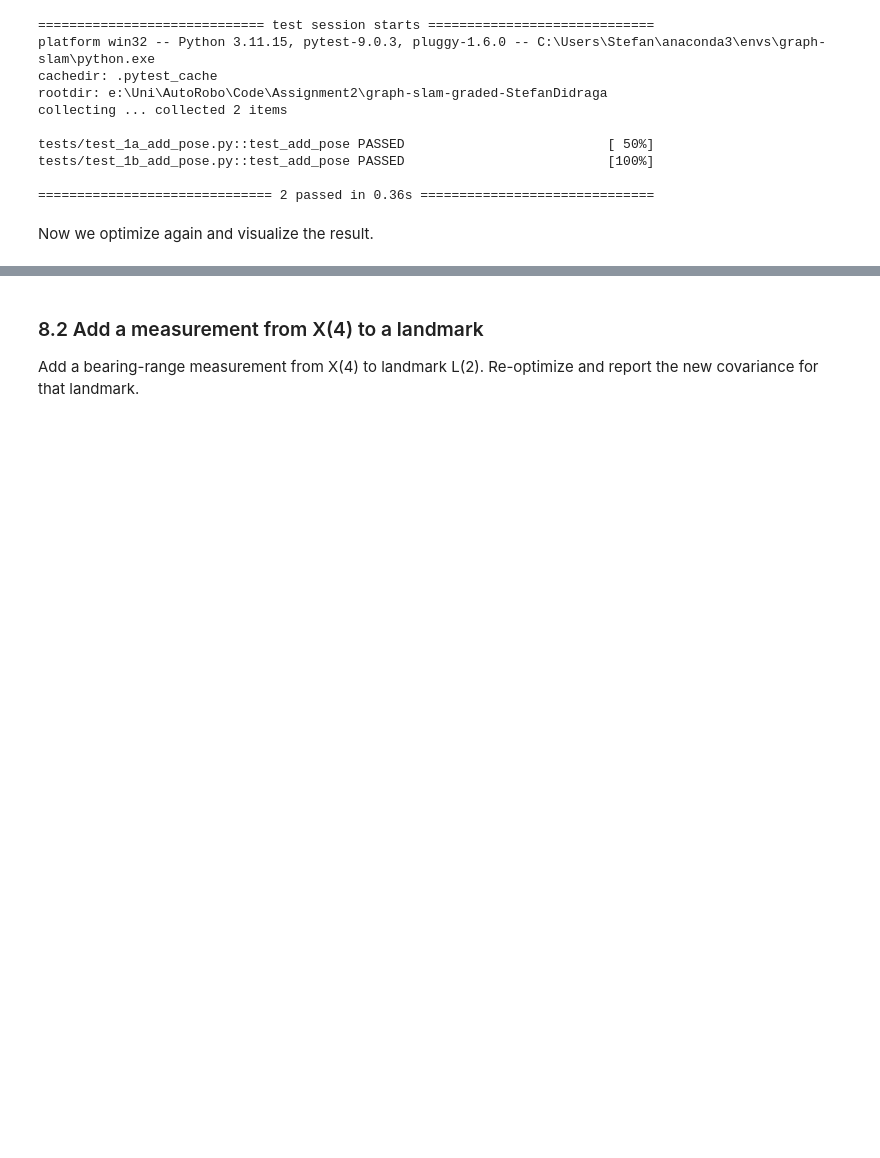
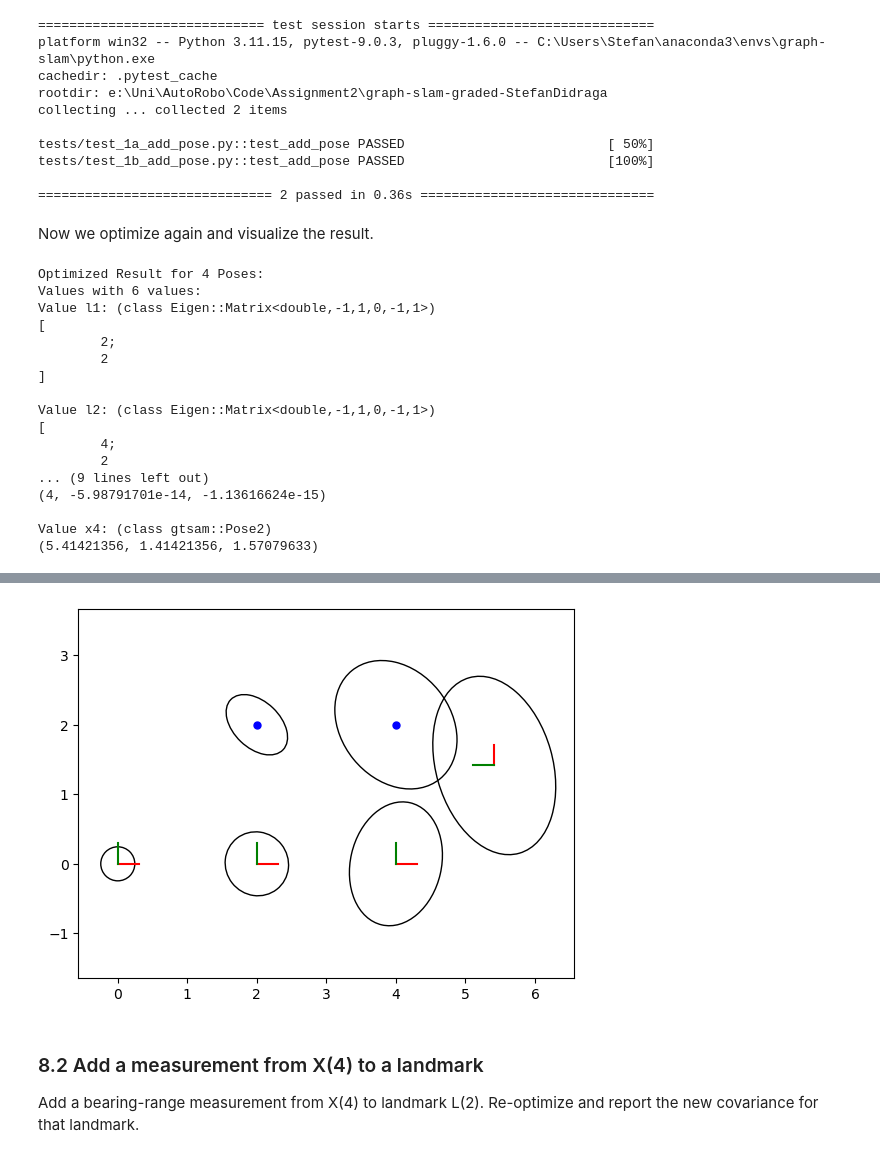
Before and after one commit to TUe-4TB00/graph-slam-graded-StefanDidraga, a Jupyter notebook: assignment.ipynb, the cells around one changed output, grey strips where cells are left out. Saved outputs shown, nothing was run; the diff lists cells and outputs as text; code cells hidden in the pictures; blank space fills up the shorter version.

Commit message:
Everything but the extra question

```diff
--- a/assignment.ipynb
+++ b/assignment.ipynb
@@ -303,16 +306,52 @@ tests/test_1b_add_pose.py::test_add_pose PASSED                          [100%]
 Now we optimize again and visualize the result.
 # %%
 # Optimize using Levenberg-Marquardt optimization.
-
+params = gtsam.LevenbergMarquardtParams()
 # Perform the optimization
-
+optimizer = gtsam.LevenbergMarquardtOptimizer(graph, initial_estimate, params)
+result = optimizer.optimize()
+print("Optimized Result for 4 Poses:\n{}".format(result))
 
 # Calculate marginal covariances for all variables.
-
+marginals = gtsam.Marginals(graph, result)
 # Visualize the updated factor graph
-
+display(graphviz.Source(graph.dot(initial_estimate)))
 
 # Plot 2D poses
+fig = plt.figure(3)
+axes = fig.add_subplot()
+axes = fig.axes[0]
+poses = gtsam.utilities.allPose2s(result)
+for key in poses.keys():
+    pose = poses.atPose2(key)
+    covariance = marginals.marginalCovariance(key)
+    gp.plot_pose2_on_axes(axes, pose, covariance=covariance, axis_length=0.3)
 
 
 # Plot 2D landmarks
+
+landmarks: np.ndarray = gtsam.utilities.extractPoint2(result)
+for j, landmark in enumerate(landmarks):
+    gp.plot_point2_on_axes(axes, landmark, linespec="b")
+    covariance = marginals.marginalCovariance(L(j+1))
+    gp.plot_covariance_ellipse_2d(axes, landmark, covariance=covariance)
+
+axes.set_aspect("equal", adjustable="datalim")
+# %% [output]
+Optimized Result for 4 Poses:
+Values with 6 values:
+Value l1: (class Eigen::Matrix<double,-1,1,0,-1,1>)
+[
+        2;
+        2
+]
+
+Value l2: (class Eigen::Matrix<double,-1,1,0,-1,1>)
+[
+        4;
+        2
+... (9 lines left out)
+(4, -5.98791701e-14, -1.13616624e-15)
+
+Value x4: (class gtsam::Pose2)
+(5.41421356, 1.41421356, 1.57079633)
@@ -319,3 +359,4 @@ Now we optimize again and visualize the result.
+[figure, added]
 # %% [markdown]
 ### 8.2 Add a measurement from X(4) to a landmark
 
```
Also changed, not shown: parts of 5 cells of this notebook, 2 other files.
